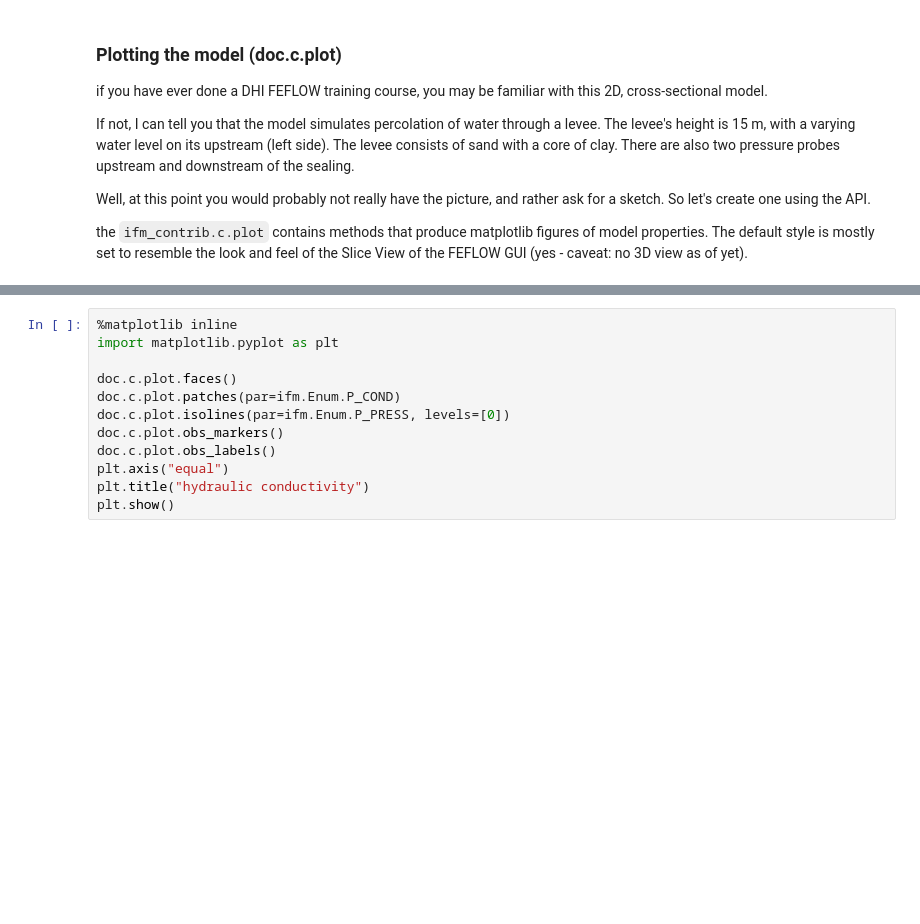
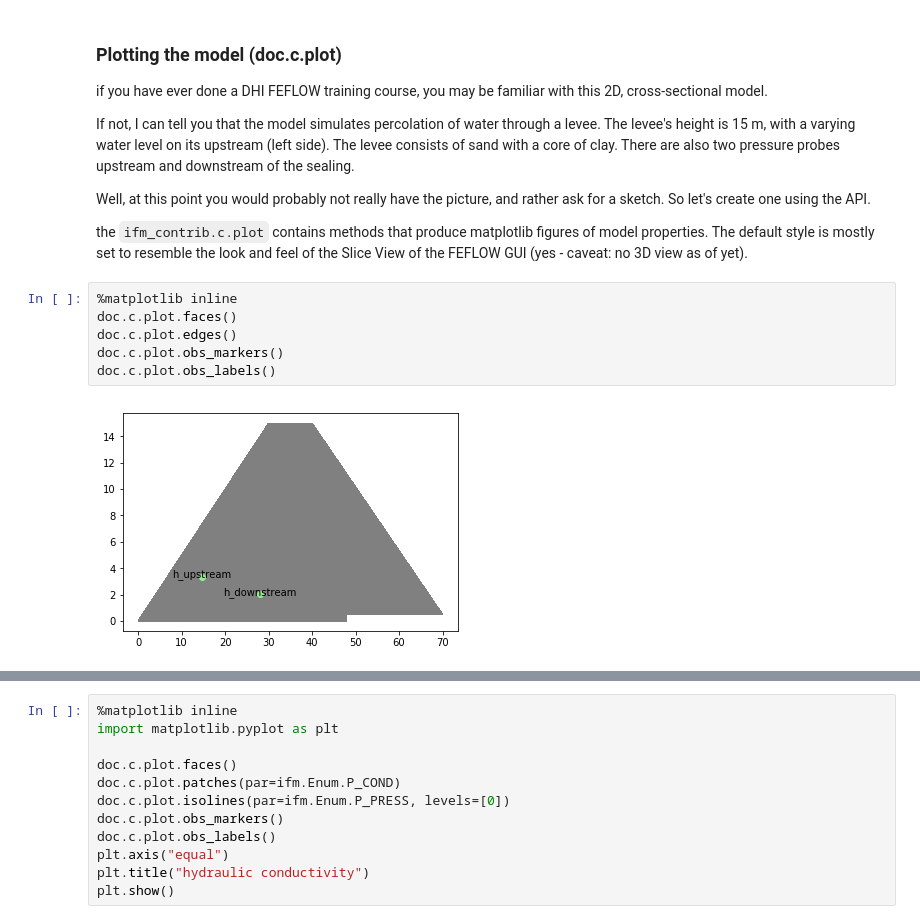
Before and after one commit to DHI/jupyter-training-course, a Jupyter notebook: _instructor/module04a-models-FEFLOW.ipynb, the cells around one changed output, grey strips where cells are left out. Drawn from its saved outputs; the diff is of its cells as text; blank space fills up the shorter version.

```diff
--- a/_instructor/module04a-models-FEFLOW.ipynb
+++ b/_instructor/module04a-models-FEFLOW.ipynb
@@ -74,3 +74,11 @@ If not, I can tell you that the model simulates percolation of water through a l
 Well, at this point you would probably not really have the picture, and rather ask for a sketch. So let's create one using the API.
 
 the `ifm_contrib.c.plot` contains methods that produce matplotlib figures of model properties. The default style is mostly set to resemble the look and feel of the Slice View of the FEFLOW GUI (yes - caveat: no 3D view as of yet).
+# %%
+%matplotlib inline
+doc.c.plot.faces()
+doc.c.plot.edges()
+doc.c.plot.obs_markers()
+doc.c.plot.obs_labels()
+# %% [output]
+[figure, added]
```
Also changed, not shown: parts of 8 cells of this notebook, 4 other files.
